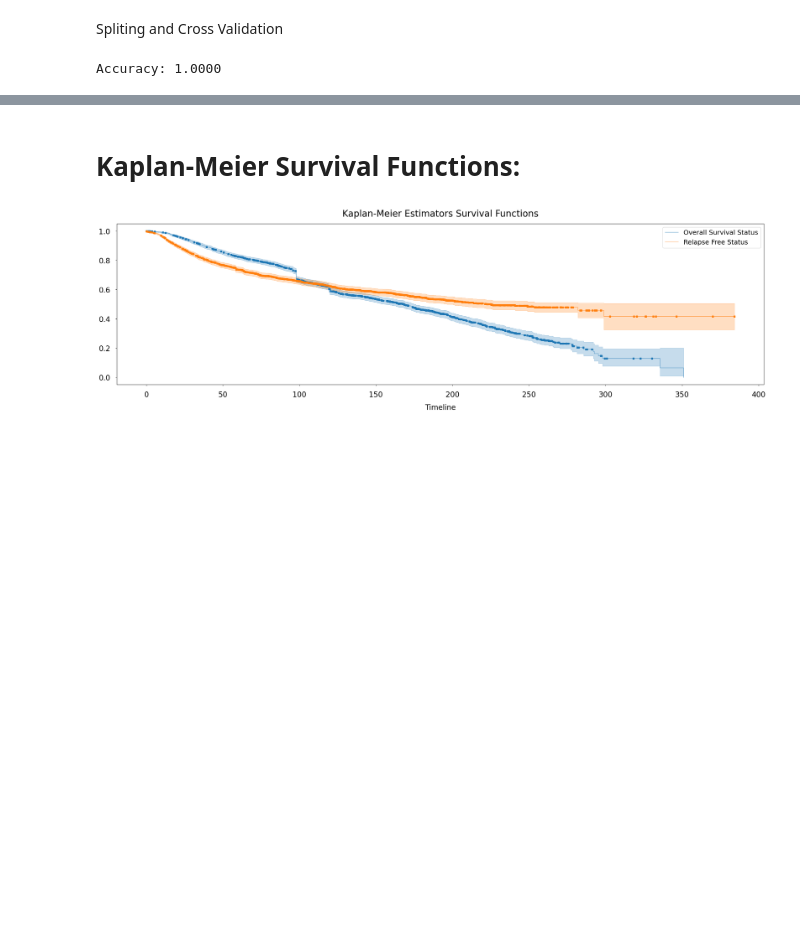
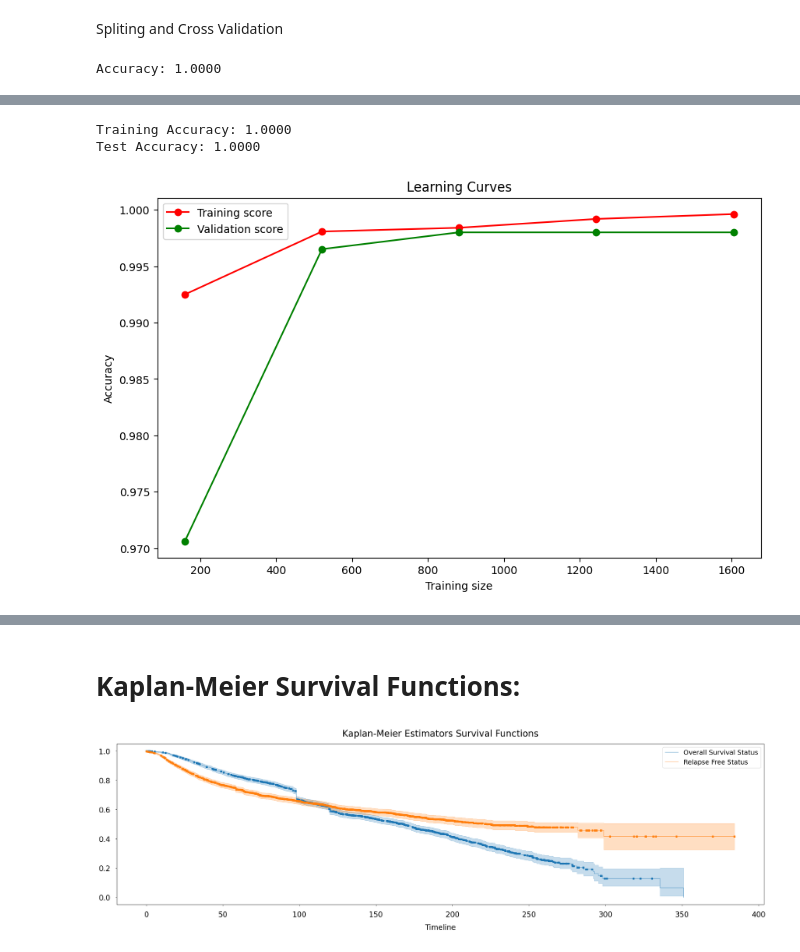
Before and after one commit to Roshinigompa/Cancer_Survival-Analysis, a Jupyter notebook: research/01.data_cleaning.ipynb, the cells around one changed output, grey strips where cells are left out. Cells and saved outputs as stored; diff of their text form; code cells hidden in the pictures; blank space fills up the shorter version.

```diff
--- a/research/01.data_cleaning.ipynb
+++ b/research/01.data_cleaning.ipynb
@@ -549,0 +591,33 @@ Accuracy: 1.0000
+# %%
+#Lets check over fitting
+
+from sklearn.metrics import accuracy_score
+
+# Predict on training and test data
+y_train_pred = pipe.predict(X_train)
+y_test_pred = pipe.predict(X_test)
+
+# Calculate accuracy
+train_accuracy = accuracy_score(y_train, y_train_pred)
+test_accuracy = accuracy_score(y_test, y_test_pred)
+
+print(f"Training Accuracy: {train_accuracy:.4f}")
+print(f"Test Accuracy: {test_accuracy:.4f}")
+# %% [output]
+Training Accuracy: 1.0000
+Test Accuracy: 1.0000
+# %%
+from sklearn.model_selection import learning_curve
+
+train_sizes, train_scores, val_scores = learning_curve(pipe, X_train, y_train, cv=5, scoring='accuracy')
+
+plt.figure(figsize=(10, 6))
+plt.plot(train_sizes, train_scores.mean(axis=1), 'o-', color='r', label='Training score')
+plt.plot(train_sizes, val_scores.mean(axis=1), 'o-', color='g', label='Validation score')
+plt.xlabel('Training size')
+plt.ylabel('Accuracy')
+plt.title('Learning Curves')
+plt.legend()
+plt.show()
+# %% [output]
+[figure, added]
```
Also changed, not shown: parts of 8 cells of this notebook.
